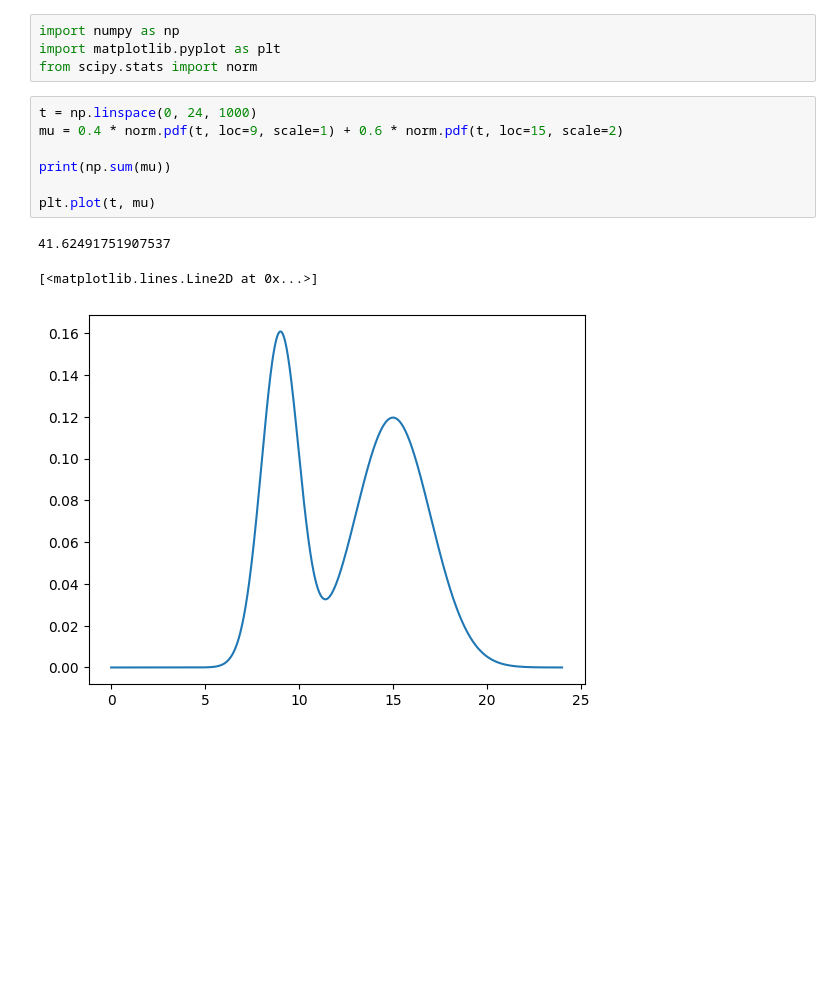
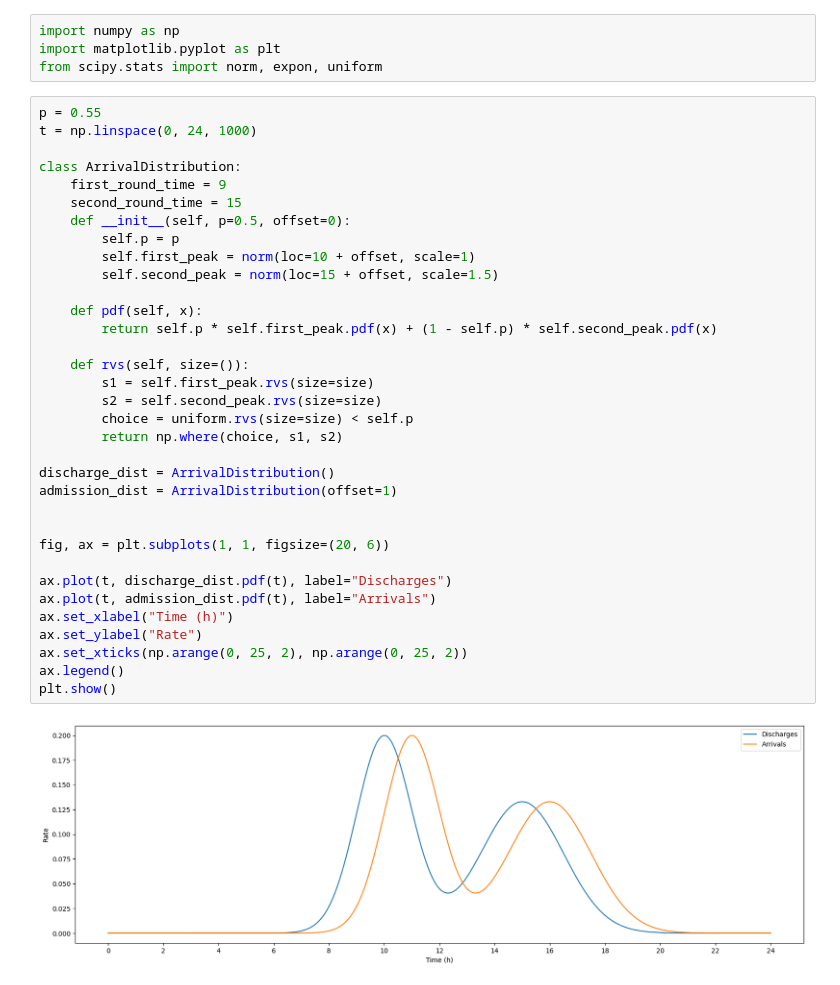
Before and after one commit to AntonJorg/stochastic_simulation, a Jupyter notebook: project2/initial_brainstorm.ipynb, the cells around one changed output. Cells and saved outputs as stored; diff of their text form; blank space fills up the shorter version.

```diff
--- a/project2/initial_brainstorm.ipynb
+++ b/project2/initial_brainstorm.ipynb
@@ -1,15 +1,40 @@
 # %%
 import numpy as np
 import matplotlib.pyplot as plt
-from scipy.stats import norm
+from scipy.stats import norm, expon, uniform
 # %%
+p = 0.55
 t = np.linspace(0, 24, 1000)
-mu = 0.4 * norm.pdf(t, loc=9, scale=1) + 0.6 * norm.pdf(t, loc=15, scale=2)
 
-print(np.sum(mu))
+class ArrivalDistribution:
+    first_round_time = 9
+    second_round_time = 15
+    def __init__(self, p=0.5, offset=0):
+        self.p = p
+        self.first_peak = norm(loc=10 + offset, scale=1)
+        self.second_peak = norm(loc=15 + offset, scale=1.5)
 
-plt.plot(t, mu)
+    def pdf(self, x):
+        return self.p * self.first_peak.pdf(x) + (1 - self.p) * self.second_peak.pdf(x)
+
+    def rvs(self, size=()):
+        s1 = self.first_peak.rvs(size=size)
+        s2 = self.second_peak.rvs(size=size)
+        choice = uniform.rvs(size=size) < self.p
+        return np.where(choice, s1, s2)
+
+discharge_dist = ArrivalDistribution()
+admission_dist = ArrivalDistribution(offset=1)
+
+
+fig, ax = plt.subplots(1, 1, figsize=(20, 6))
+
+ax.plot(t, discharge_dist.pdf(t), label="Discharges")
+ax.plot(t, admission_dist.pdf(t), label="Arrivals")
+ax.set_xlabel("Time (h)")
+ax.set_ylabel("Rate")
+ax.set_xticks(np.arange(0, 25, 2), np.arange(0, 25, 2))
+ax.legend()
+plt.show()
 # %% [output]
-41.62491751907537
-[<matplotlib.lines.Line2D at 0x...>]
-[figure, old version]
+[figure, new version]
```
Also changed, not shown: parts of 6 cells of this notebook.
